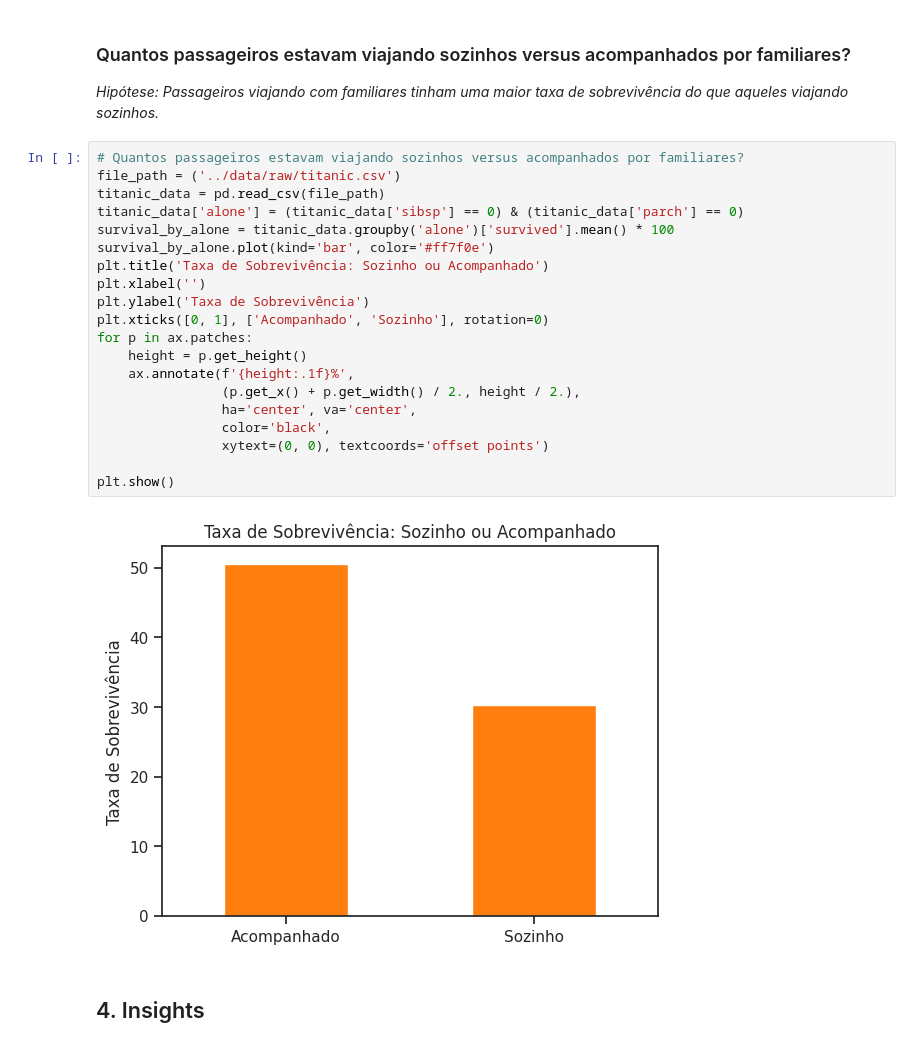
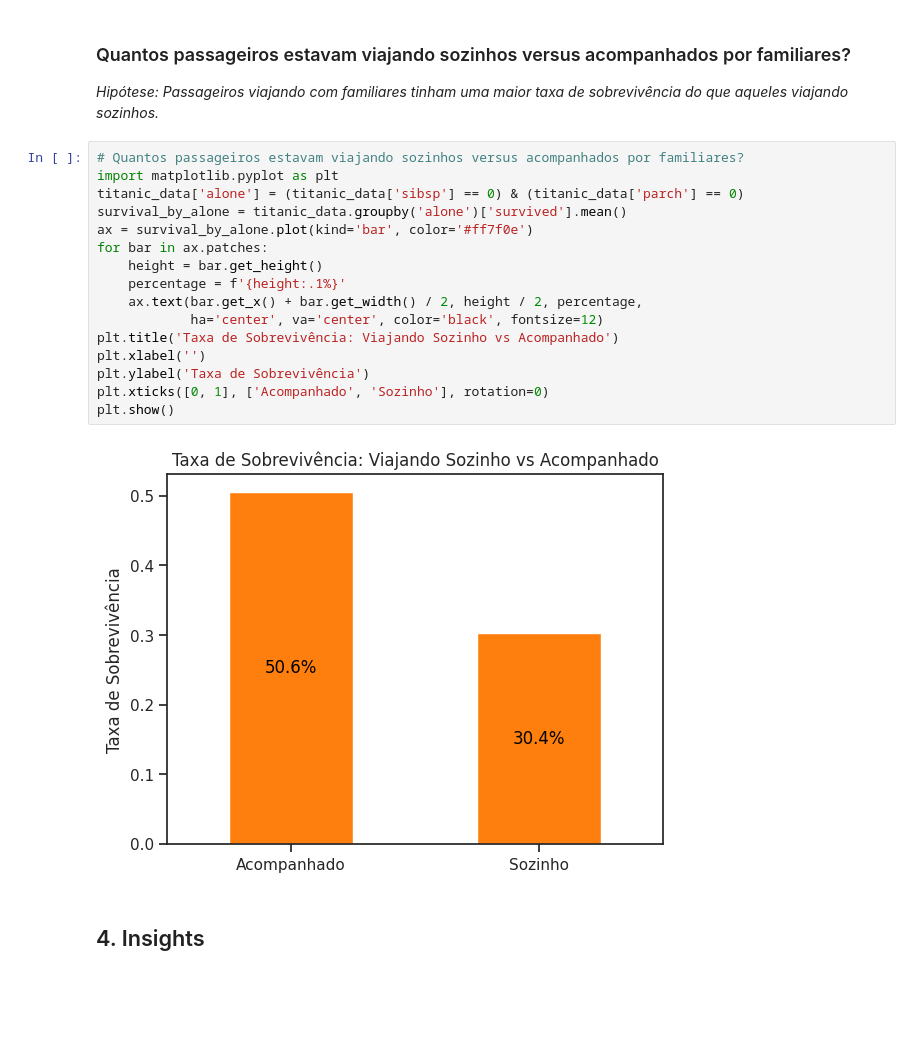
Before and after one commit to KesavaS2/Avanti-Bootcamp-cdd, a Jupyter notebook: notebooks/01-exploratory_data_analysis.ipynb, the cells around one changed output. Drawn from its saved outputs; the diff is of its cells as text; blank space fills up the shorter version.

```diff
--- a/notebooks/01-exploratory_data_analysis.ipynb
+++ b/notebooks/01-exploratory_data_analysis.ipynb
@@ -227,25 +227,21 @@ plt.show()
 _Hipótese: Passageiros viajando com familiares tinham uma maior taxa de sobrevivência do que aqueles viajando sozinhos._
 # %%
 # Quantos passageiros estavam viajando sozinhos versus acompanhados por familiares?
-file_path = ('../data/raw/titanic.csv')
-titanic_data = pd.read_csv(file_path)
+import matplotlib.pyplot as plt
 titanic_data['alone'] = (titanic_data['sibsp'] == 0) & (titanic_data['parch'] == 0)
-survival_by_alone = titanic_data.groupby('alone')['survived'].mean() * 100
-survival_by_alone.plot(kind='bar', color='#ff7f0e')
-plt.title('Taxa de Sobrevivência: Sozinho ou Acompanhado')
+survival_by_alone = titanic_data.groupby('alone')['survived'].mean()
+ax = survival_by_alone.plot(kind='bar', color='#ff7f0e')
+for bar in ax.patches:
+    height = bar.get_height()
+    percentage = f'{height:.1%}'
+    ax.text(bar.get_x() + bar.get_width() / 2, height / 2, percentage,
+            ha='center', va='center', color='black', fontsize=12)
+plt.title('Taxa de Sobrevivência: Viajando Sozinho vs Acompanhado')
 plt.xlabel('')
 plt.ylabel('Taxa de Sobrevivência')
 plt.xticks([0, 1], ['Acompanhado', 'Sozinho'], rotation=0)
-for p in ax.patches:
-    height = p.get_height()
-    ax.annotate(f'{height:.1f}%',
-                (p.get_x() + p.get_width() / 2., height / 2.),
-                ha='center', va='center',
-                color='black',
-                xytext=(0, 0), textcoords='offset points')
-
 plt.show()
 # %% [output]
-[figure, old version]
+[figure, new version]
 # %% [markdown]
 ## 4. Insights
```
